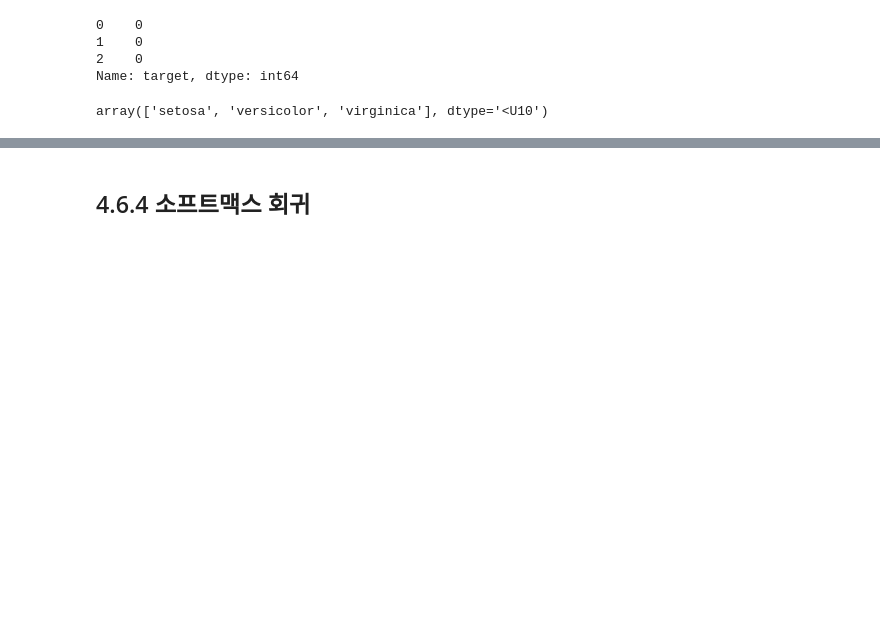
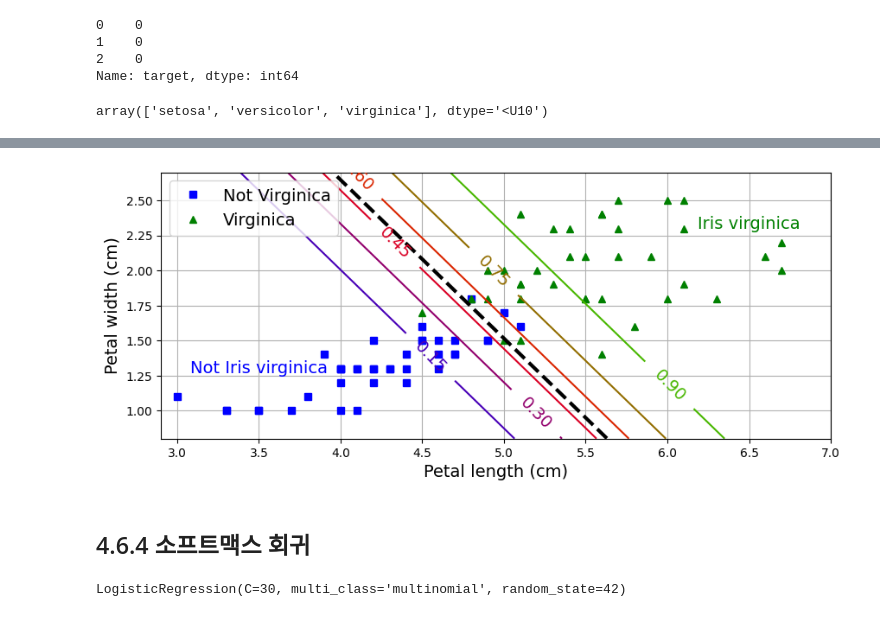
Before and after one commit to aaronkr-classroom/6-model-training-pm-Leebbangthug, a Jupyter notebook: 04_training_linear_models.ipynb, the cells around one changed output, grey strips where cells are left out. Cells and saved outputs as stored; diff of their text form; code cells hidden in the pictures; blank space fills up the shorter version.

```diff
--- a/04_training_linear_models.ipynb
+++ b/04_training_linear_models.ipynb
@@ -867,38 +898,52 @@ log_reg.predict([[1.7], [1.5]])
 # %%
-# 추가 코드 - 이 셀은 그림 4-24를 생성하고 저장합니다.
+from sklearn.datasets import load_iris
+from sklearn.linear_model import LogisticRegression
+from sklearn.model_selection import train_test_split
+import numpy as np
+import matplotlib.pyplot as plt
 
-X = iris.data[["petal length (cm)", "petal width (cm)"]].values
-y = iris.target_names[iris.target] == 'virginica'
+# 데이터 준비
+iris = load_iris()
+X = iris.data[:, [2, 3]]  # 2번과 3번 열(꽃잎 길이, 꽃잎 너비)
+y = (iris.target == 2)  # 'virginica'를 True로 설정
+
+# 데이터셋 분할
 X_train, X_test, y_train, y_test = train_test_split(X, y, random_state=42)
 
+# 로지스틱 회귀 모델 생성 및 학습
 log_reg = LogisticRegression(C=2, random_state=42)
 log_reg.fit(X_train, y_train)
 
-# 등고선 그래프
+# 등고선 그래프 그리기
 x0, x1 = np.meshgrid(np.linspace(2.9, 7, 500).reshape(-1, 1),
                      np.linspace(0.8, 2.7, 200).reshape(-1, 1))
 X_new = np.c_[x0.ravel(), x1.ravel()]  # 그림의 포인트당 하나의 샘플
 y_proba = log_reg.predict_proba(X_new)
 zz = y_proba[:, 1].reshape(x0.shape)
 
 # 결정 경계
 left_right = np.array([2.9, 7])
-boundary = -((log_reg.coef_[0, 0] * left_right + log_reg.intercept_[0])
-             / log_reg.coef_[0, 1])
+boundary = -((log_reg.coef_[0, 0] * left_right + log_reg.intercept_[0]) / log_reg.coef_[0, 1])
 
+# 그래프 그리기
 plt.figure(figsize=(10, 4))
-plt.plot(X_train[y_train == 0, 0], X_train[y_train == 0, 1], "bs")
-plt.plot(X_train[y_train == 1, 0], X_train[y_train == 1, 1], "g^")
+plt.plot(X_train[y_train == 0, 0], X_train[y_train == 0, 1], "bs", label="Not Virginica")
+plt.plot(X_train[y_train == 1, 0], X_train[y_train == 1, 1], "g^", label="Virginica")
 contour = plt.contour(x0, x1, zz, cmap=plt.cm.brg)
 plt.clabel(contour, inline=1)
 plt.plot(left_right, boundary, "k--", linewidth=3)
 plt.text(3.5, 1.27, "Not Iris virginica", color="b", ha="center")
 plt.text(6.5, 2.3, "Iris virginica", color="g", ha="center")
-plt.xlabel("Petal length")
-plt.ylabel("Petal width")
+plt.xlabel("Petal length (cm)")
+plt.ylabel("Petal width (cm)")
 plt.axis([2.9, 7, 0.8, 2.7])
 plt.grid()
-save_fig("logistic_regression_contour_plot")
+plt.legend(loc="best")
+
+# 저장 및 그래프 표시
+# plt.savefig("logistic_regression_contour_plot.png")  # 저장할 경우 사용
 plt.show()
+# %% [output]
+[figure, added]
 # %% [markdown]
 ## 4.6.4 소프트맥스 회귀
@@ -907,2 +950,22 @@ plt.show()
+# %%
+from sklearn.datasets import load_iris
+from sklearn.linear_model import LogisticRegression
+from sklearn.model_selection import train_test_split
+
+# 데이터셋 로드
+iris = load_iris()
+
+# 열 번호로 'petal length (cm)'와 'petal width (cm)' 선택
+X = iris.data[:, [2, 3]]  # 2번 열: petal length, 3번 열: petal width
+y = iris["target"]
+
+# 훈련 및 테스트 데이터셋 분할
+X_train, X_test, y_train, y_test = train_test_split(X, y, random_state=42)
+
+# 소프트맥스 회귀 모델 생성 및 학습
+softmax_reg = LogisticRegression(C=30, random_state=42, multi_class="multinomial")
+softmax_reg.fit(X_train, y_train)
+# %% [output]
+LogisticRegression(C=30, multi_class='multinomial', random_state=42)
 # %%
 softmax_reg.predict([[5, 2]])
```
Also changed, not shown: parts of 19 cells of this notebook.
